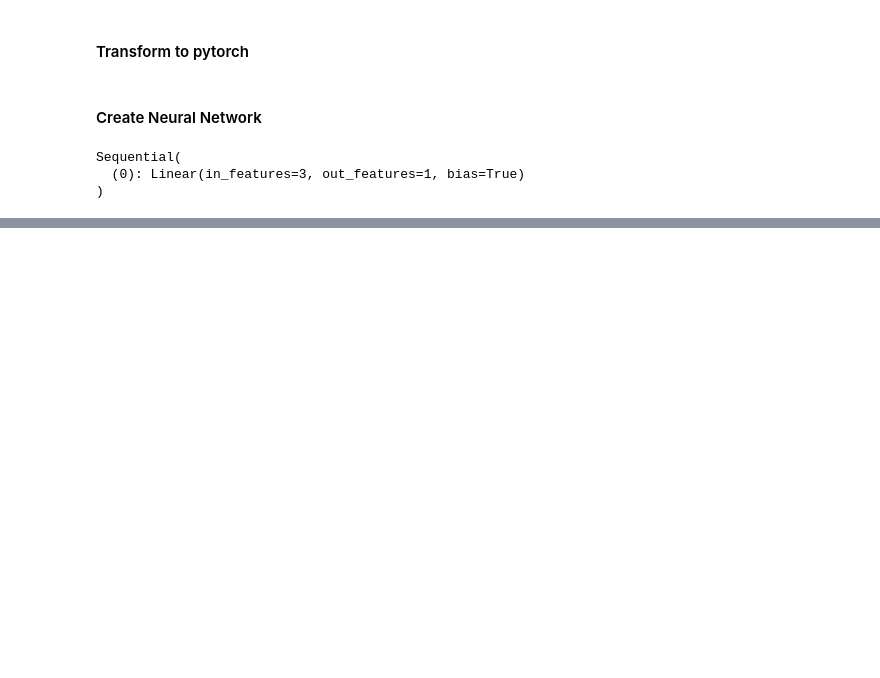
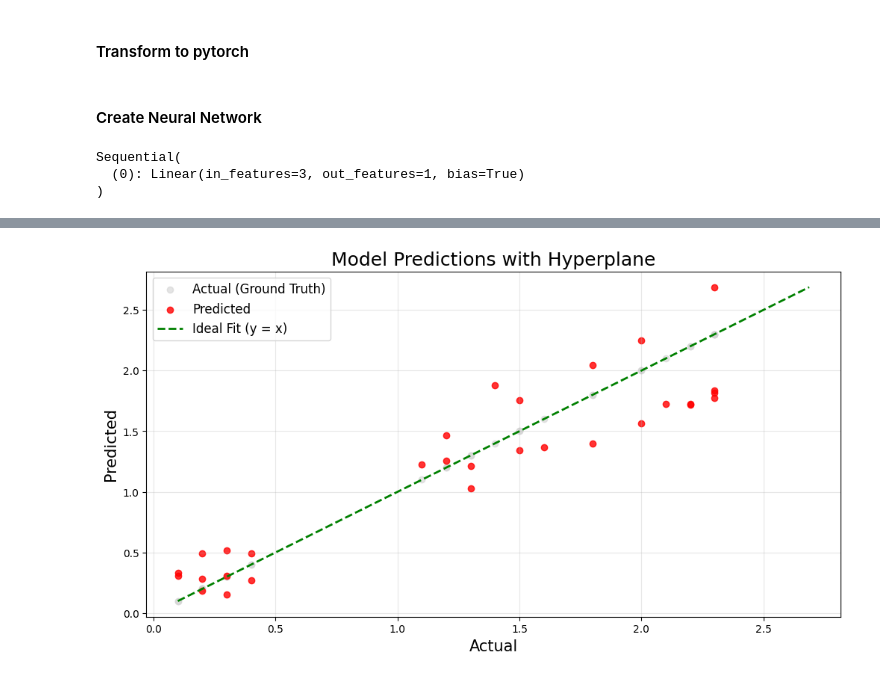
Before and after one commit to KETHA-DIVYA-SREE/Basics-of-DL, a Jupyter notebook: nn_multi_linear_regression.ipynb, the cells around one changed output, grey strips where cells are left out. Cells and saved outputs as stored; diff of their text form; code cells hidden in the pictures; blank space fills up the shorter version.

```diff
--- a/nn_multi_linear_regression.ipynb
+++ b/nn_multi_linear_regression.ipynb
@@ -134,0 +223,4 @@ Sequential(
+# %%
+y_pred = model(X_test)
+y_pred = y_pred.detach().numpy()
+y_test = y_test.detach().numpy()
@@ -134,0 +237,23 @@ Sequential(
+# %%
+plt.figure(figsize=(12, 6))
+
+# Scatter actual values in the background
+plt.scatter(y_test, y_test, c='lightgray', label='Actual (Ground Truth)', alpha=0.6)
+
+# Scatter predicted vs actual values
+plt.scatter(y_test, y_pred, c='r', label='Predicted', alpha=0.8)
+
+# Add a hyperplane for y = x (perfect prediction line)
+min_val = min(y_test.min(), y_pred.min())
+max_val = max(y_test.max(), y_pred.max())
+plt.plot([min_val, max_val], [min_val, max_val], 'g--', lw=2, label='Ideal Fit (y = x)')
+
+# Customize plot
+plt.xlabel('Actual', fontsize=15)
+plt.ylabel('Predicted', fontsize=15)
+plt.title('Model Predictions with Hyperplane', fontsize=18)
+plt.legend(fontsize=12)
+plt.grid(alpha=0.3)
+plt.show()
+# %% [output]
+[figure, added]
```
Also changed, not shown: parts of 14 cells of this notebook.
